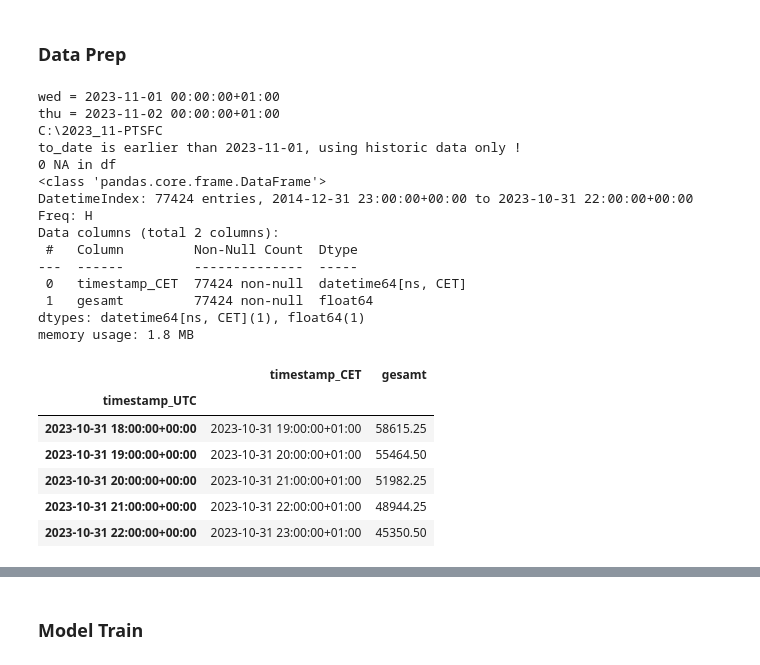
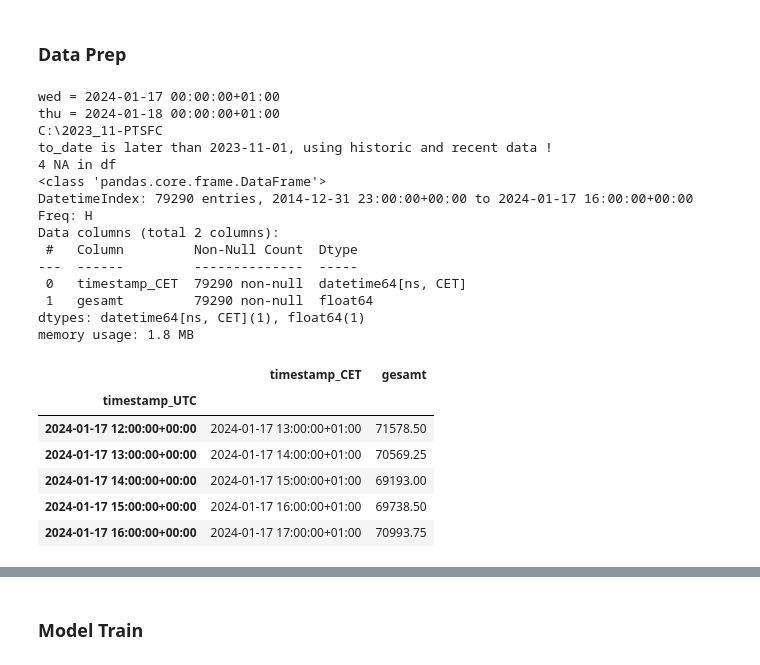
Before and after one commit to hikotei/2023_11-PTSFC, a Jupyter notebook: Energy/2024_01_05 working fcast pipeline.ipynb, the cells around one changed output, grey strips where cells are left out. Saved outputs shown, nothing was run; the diff lists cells and outputs as text; code cells hidden in the pictures.

```diff
--- a/Energy/2024_01_05 working fcast pipeline.ipynb
+++ b/Energy/2024_01_05 working fcast pipeline.ipynb
@@ -32,46 +34,47 @@ import data_prepro as data_prepro
 # = = = = = = = = = = = = =
 # generate prediction timestamps based on t0 = following thursday 00:00 dynamically
 
 # get current date and set time to 00:00
 t_now = pd.Timestamp.now(tz='CET').replace(hour=0, minute=0, second=0, microsecond=0)
-t_now = pd.Timestamp(year=2023, month=11, day=1, hour=0, minute=0, second=0, microsecond=0, tz='CET')
+# custom_date = '2024-01-11'
+# t_now = pd.Timestamp(custom_date).replace(hour=0, minute=0, second=0, microsecond=0)
 
 # get days left till thursday
 days_left = 3 - t_now.dayofweek
 # get thursday and wednesday
 t_thursday = t_now + pd.Timedelta(days=days_left)
 t_wednesday = t_thursday - pd.Timedelta(days=1)
 print(f"wed = {t_wednesday}")
 print(f"thu = {t_thursday}")
 
 # = = = = = = = = = = = = =
 # get data
 df_energy = data_prepro.get_energy_data_today(to_date=t_wednesday.strftime('%Y%m%d'))
 df_energy.info()
 df_energy.tail(5)
 # %% [output]
-wed = 2023-11-01 00:00:00+01:00
-thu = 2023-11-02 00:00:00+01:00
+wed = 2024-01-17 00:00:00+01:00
+thu = 2024-01-18 00:00:00+01:00
 C:\2023_11-PTSFC
-to_date is earlier than 2023-11-01, using historic data only !
-0 NA in df
+to_date is later than 2023-11-01, using historic and recent data !
+4 NA in df
 <class 'pandas.core.frame.DataFrame'>
-DatetimeIndex: 77424 entries, 2014-12-31 23:00:00+00:00 to 2023-10-31 22:00:00+00:00
+DatetimeIndex: 79290 entries, 2014-12-31 23:00:00+00:00 to 2024-01-17 16:00:00+00:00
 Freq: H
 Data columns (total 2 columns):
  #   Column         Non-Null Count  Dtype
 ---  ------         --------------  -----
- 0   timestamp_CET  77424 non-null  datetime64[ns, CET]
- 1   gesamt         77424 non-null  float64
+ 0   timestamp_CET  79290 non-null  datetime64[ns, CET]
+ 1   gesamt         79290 non-null  float64
 dtypes: datetime64[ns, CET](1), float64(1)
 memory usage: 1.8 MB
 |  | timestamp_CET | gesamt |
 | timestamp_UTC |  |  |
-| 2023-10-31 18:00:00+00:00 | 2023-10-31 19:00:00+01:00 | 58615.25 |
-| 2023-10-31 19:00:00+00:00 | 2023-10-31 20:00:00+01:00 | 55464.50 |
-| 2023-10-31 20:00:00+00:00 | 2023-10-31 21:00:00+01:00 | 51982.25 |
-| 2023-10-31 21:00:00+00:00 | 2023-10-31 22:00:00+01:00 | 48944.25 |
-| 2023-10-31 22:00:00+00:00 | 2023-10-31 23:00:00+01:00 | 45350.50 |
+| 2024-01-17 12:00:00+00:00 | 2024-01-17 13:00:00+01:00 | 71578.50 |
+| 2024-01-17 13:00:00+00:00 | 2024-01-17 14:00:00+01:00 | 70569.25 |
+| 2024-01-17 14:00:00+00:00 | 2024-01-17 15:00:00+01:00 | 69193.00 |
+| 2024-01-17 15:00:00+00:00 | 2024-01-17 16:00:00+01:00 | 69738.50 |
+| 2024-01-17 16:00:00+00:00 | 2024-01-17 17:00:00+01:00 | 70993.75 |
 # %%
 # = = = = = = = = = = = = = = = = = = = = = = = = = = = = = = = =
 # take smaller dataset
```
Also changed, not shown: parts of 9 cells of this notebook, 5 other files.
